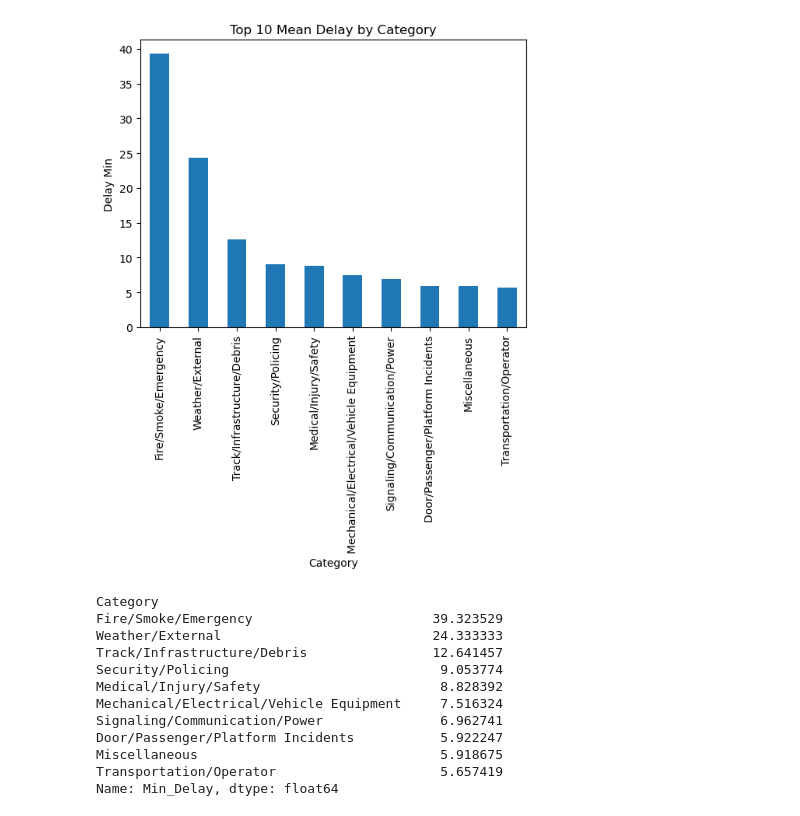
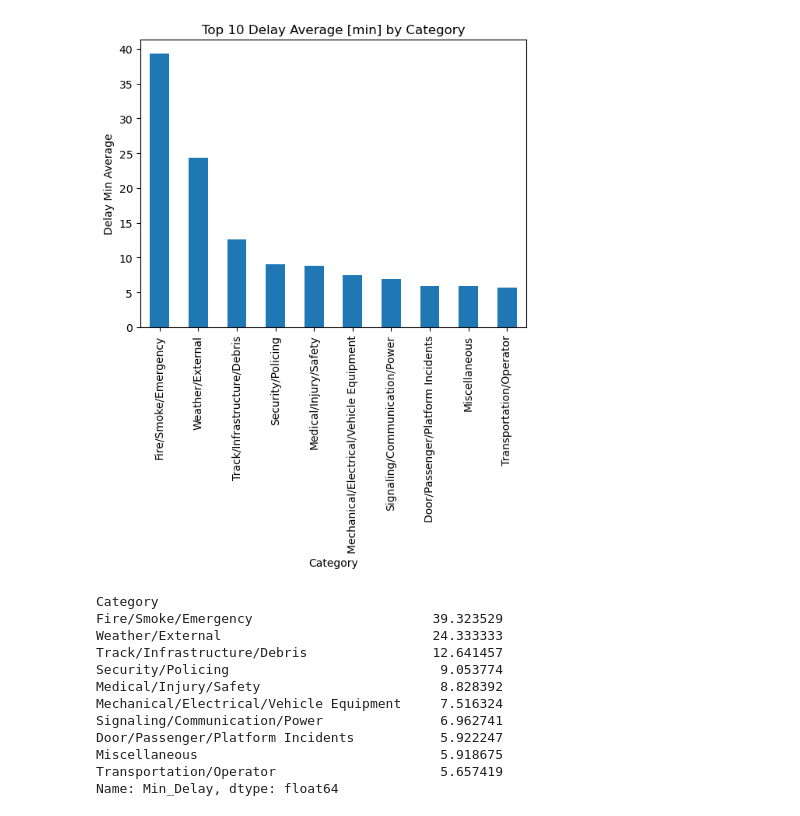
Before and after one commit to jcpeinado/Team_Project-TTC_Delays, a Jupyter notebook: 03_analysis_and_results/01_clean_data_analysis.ipynb, the cells around one changed output. Saved outputs shown, nothing was run; the diff lists cells and outputs as text; code cells hidden in the pictures.

```diff
--- a/03_analysis_and_results/01_clean_data_analysis.ipynb
+++ b/03_analysis_and_results/01_clean_data_analysis.ipynb
@@ -5,7 +5,7 @@ import matplotlib.pyplot as plt
 import statsmodels.api as sm
 import statsmodels.formula.api as smf
 # %%
-df = pd.read_csv('../02_data_processing/clean_data/df_delay.csv')
+df = pd.read_csv('../data/processed_data/df_delay.csv')
 df = df.rename(columns={
     'Min Gap': 'Min_Gap',
     'Min Delay':'Min_Delay'
@@ -73,16 +73,16 @@ Covariance Type:            nonrobust
 Notes:
 [1] Standard Errors assume that the covariance matrix of the errors is correctly specified.
 # %%
-#delay_category_counts = df_delay["Category"].value_counts().head(10)
+
 delay_category_counts = df_delay.groupby("Category")["Min_Delay"].mean().sort_values(ascending=False).head(10)
 plt.figure()
 delay_category_counts.plot(kind="bar")
-plt.title("Top 10 Mean Delay by Category")
+plt.title("Top 10 Delay Average [min] by Category")
 plt.xlabel("Category")
-plt.ylabel("Delay Min")
+plt.ylabel("Delay Min Average")
 plt.show()
 # %% [output]
-[figure, old version]
+[figure, new version]
 # %%
 df_delay.groupby("Category")["Min_Delay"].mean().sort_values(ascending=False).head(10)
 # %% [output]
```
Also changed, not shown: parts of 4 cells of this notebook, 1 other file.
